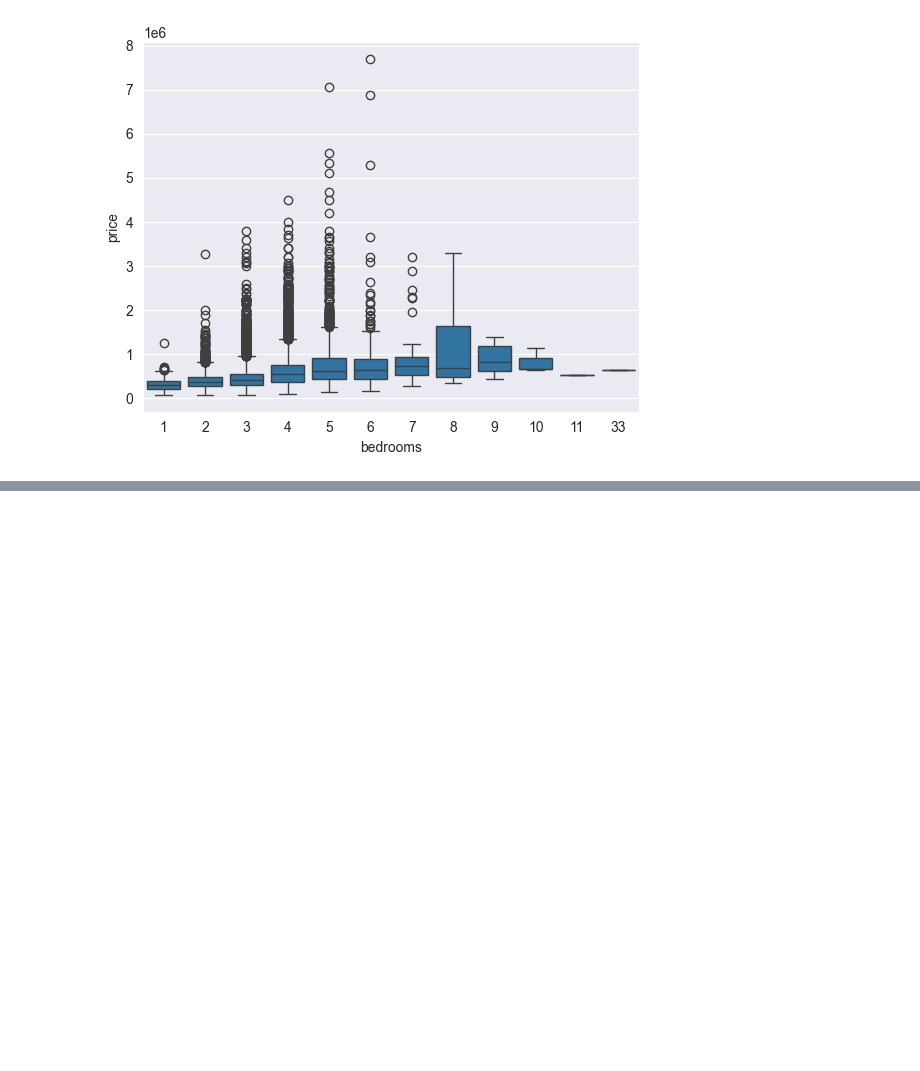
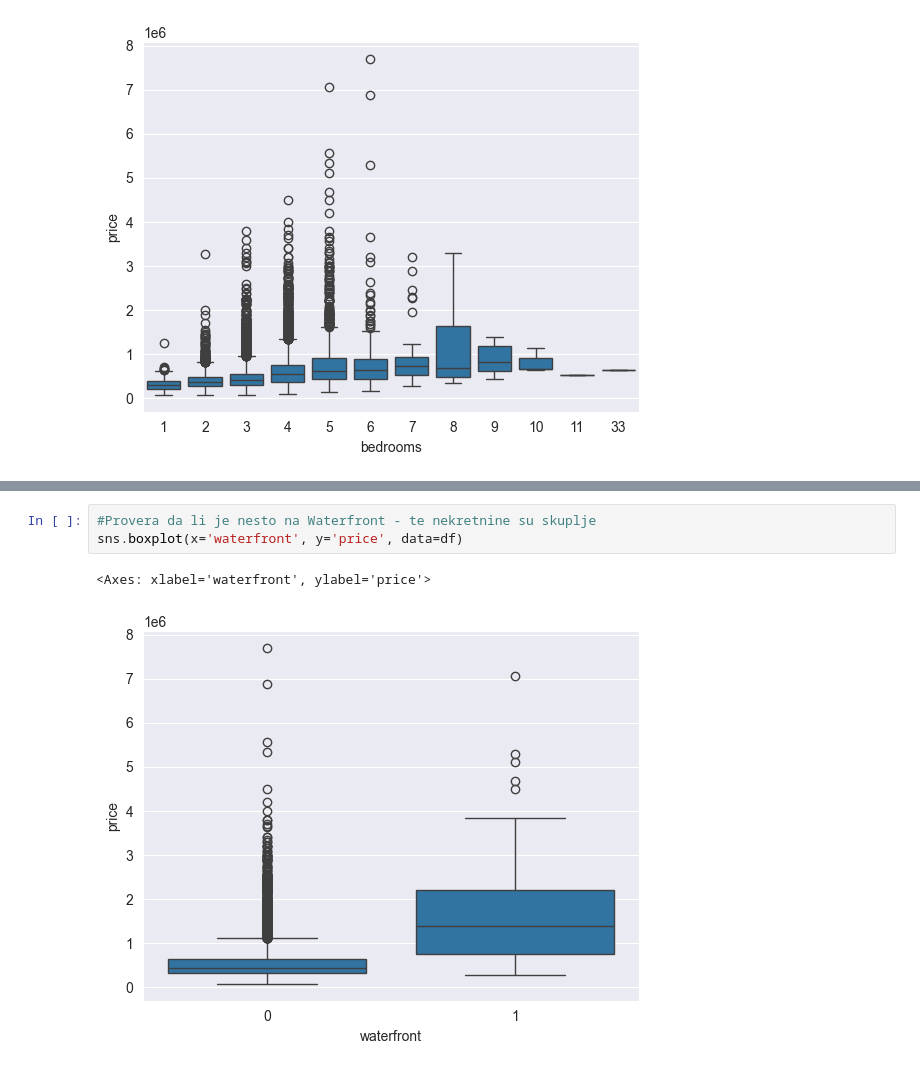
Before and after one commit to DoM1NuSS/Complete-Tensorflow-2-and-Keras-Deep-Learning-Bootcamp, a Jupyter notebook: VNM2_HousePricing.ipynb, the cells around one changed output, grey strips where cells are left out. Drawn from its saved outputs; the diff is of its cells as text; blank space fills up the shorter version.

```diff
--- a/VNM2_HousePricing.ipynb
+++ b/VNM2_HousePricing.ipynb
@@ -141,0 +218,6 @@ sns.scatterplot(x='long', y='lat', data=df)
+# %%
+#Provera da li je nesto na Waterfront - te nekretnine su skuplje
+sns.boxplot(x='waterfront', y='price', data=df)
+# %% [output]
+<Axes: xlabel='waterfront', ylabel='price'>
+[figure, added]
```
Also changed, not shown: parts of 43 cells of this notebook.
